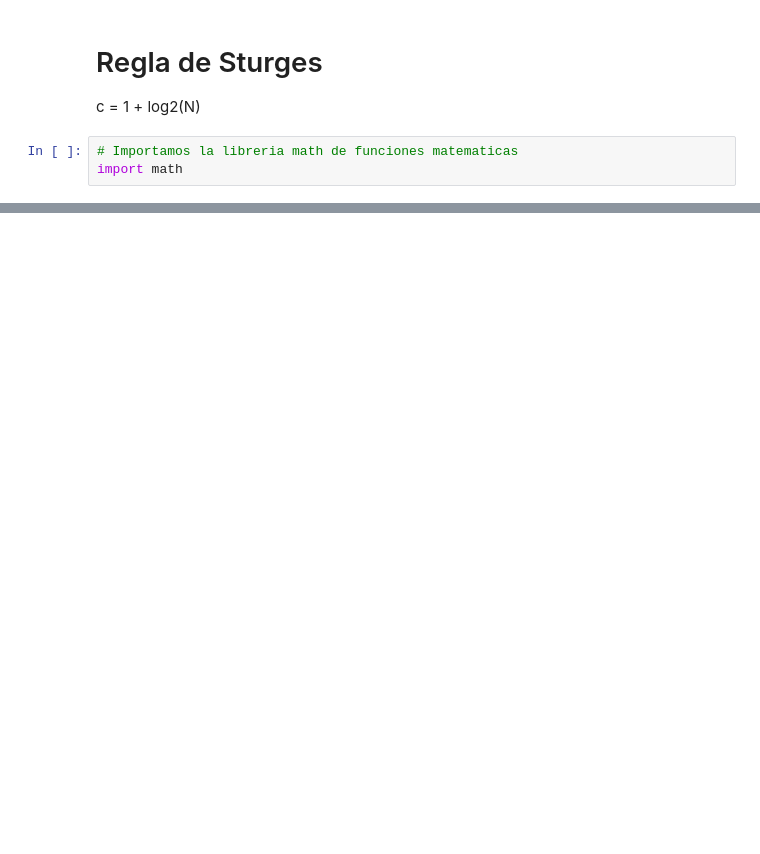
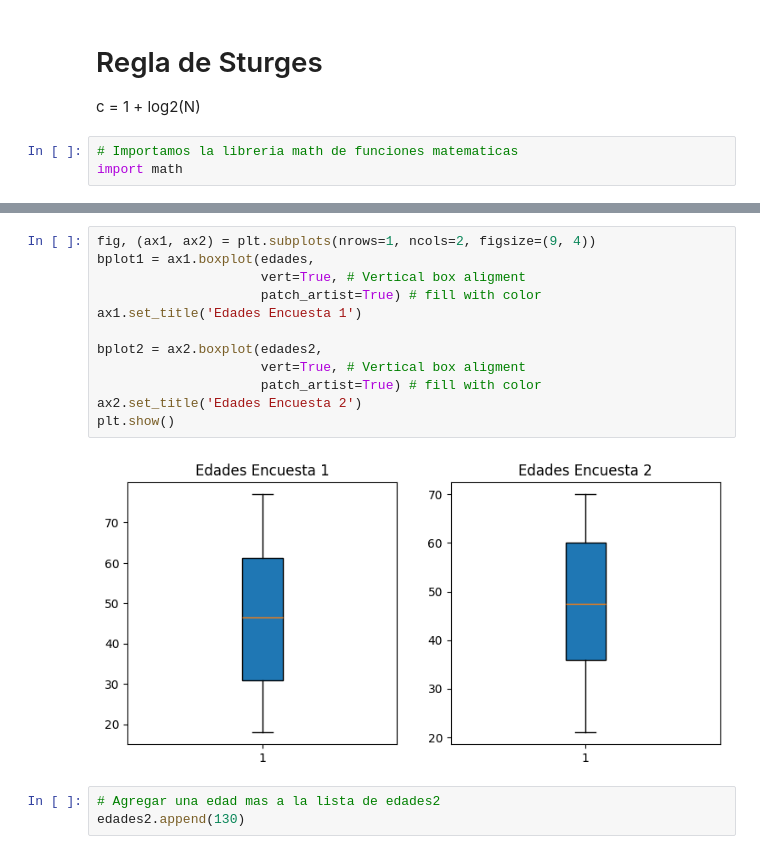
Before and after one commit to Manuel-Navarro-Barrera/Probabilidad_y_Estadistica, a Jupyter notebook: Unidad 1/Practica_4_Tablas_de_Frecuencias.ipynb, the cells around one changed output, grey strips where cells are left out. Saved outputs shown, nothing was run; the diff lists cells and outputs as text; blank space fills up the shorter version.

```diff
--- a/Unidad 1/Practica_4_Tablas_de_Frecuencias.ipynb
+++ b/Unidad 1/Practica_4_Tablas_de_Frecuencias.ipynb
@@ -131,0 +248,17 @@ SyntaxError: invalid syntax (<ipython-input-24-9f17c75138d8>, line 3)
+# %%
+fig, (ax1, ax2) = plt.subplots(nrows=1, ncols=2, figsize=(9, 4))
+bplot1 = ax1.boxplot(edades,
+                     vert=True, # Vertical box aligment
+                     patch_artist=True) # fill with color
+ax1.set_title('Edades Encuesta 1')
+
+bplot2 = ax2.boxplot(edades2,
+                     vert=True, # Vertical box aligment
+                     patch_artist=True) # fill with color
+ax2.set_title('Edades Encuesta 2')
+plt.show()
+# %% [output]
+[figure, added]
+# %%
+# Agregar una edad mas a la lista de edades2
+edades2.append(130)
```
Also changed, not shown: parts of 17 cells of this notebook.
